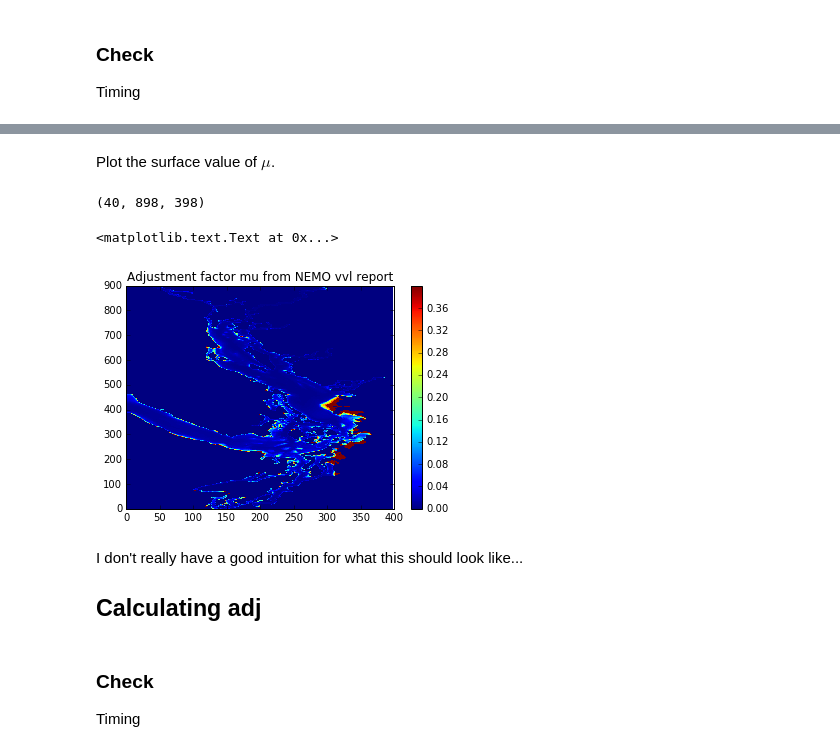
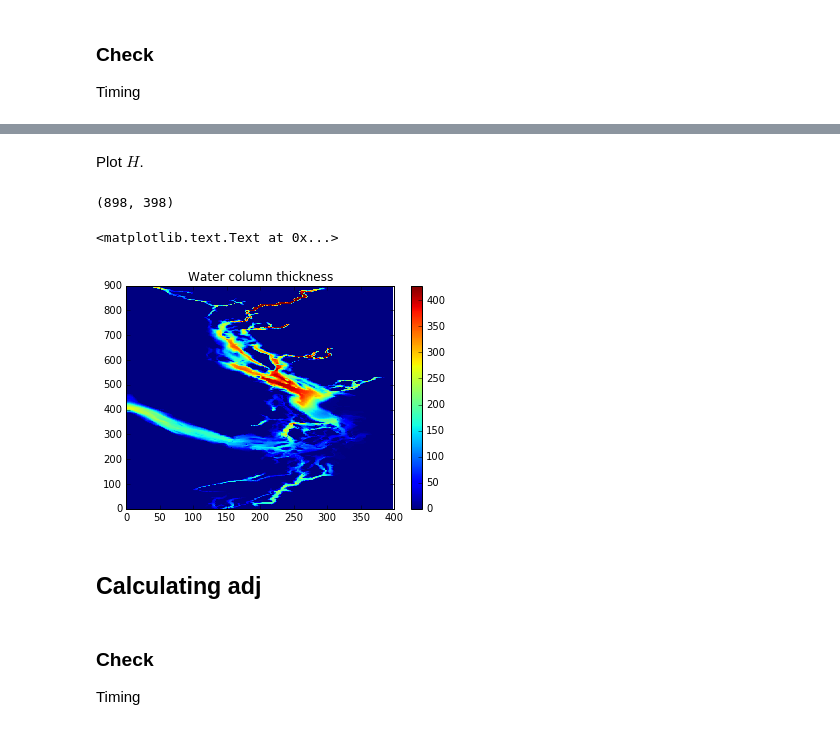
Before and after one commit to SalishSeaCast/analysis-nancy, a Jupyter notebook: notebooks/energy_flux/Time-dependent depth and scale factors - development.ipynb, the cells around one changed output, grey strips where cells are left out. Saved outputs shown, nothing was run; the diff lists cells and outputs as text; code cells hidden in the pictures.

Commit message:
redid with proper time-dependent scale factors

```diff
--- a/notebooks/energy_flux/Time-dependent depth and scale factors - development.ipynb
+++ b/notebooks/energy_flux/Time-dependent depth and scale factors - development.ipynb
@@ -91,17 +82,17 @@ Timing
-# %% [markdown]
-Plot the surface value of $\mu$.
+# %% [markdown]
+Plot $H$.
 # %%
-mu = grid_tools.calculate_mu(e3t_0[0,...], tmask[0,...])
-print(mu.shape)
-plt.pcolormesh(mu[0,:,:])
+H = grid_tools.calculate_H(e3t_0[0,...], tmask[0,...])
+print(H.shape)
+plt.pcolormesh(H)
 plt.colorbar()
-plt.title('Adjustment factor mu from NEMO vvl report')
+plt.title('Water column thickness')
 # %% [output]
-(40, 898, 398)
+(898, 398)
 <matplotlib.text.Text at 0x...>
-[figure, old version]
+[figure, new version]
-# %% [markdown]
-I don't really have a good intuition for what this should look like...
-
-## Calculating adj
+# %% [markdown]
+
+
+## Calculating adj
 # %%
```
Also changed, not shown: parts of 38 cells of this notebook, 2 other files.
